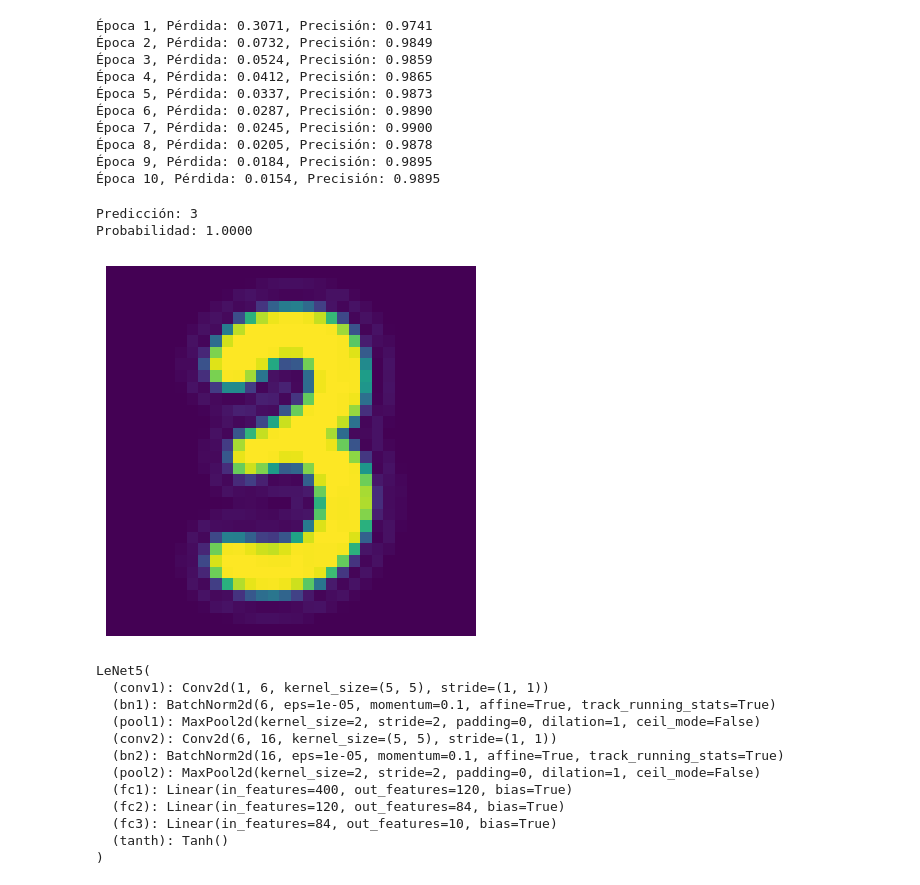
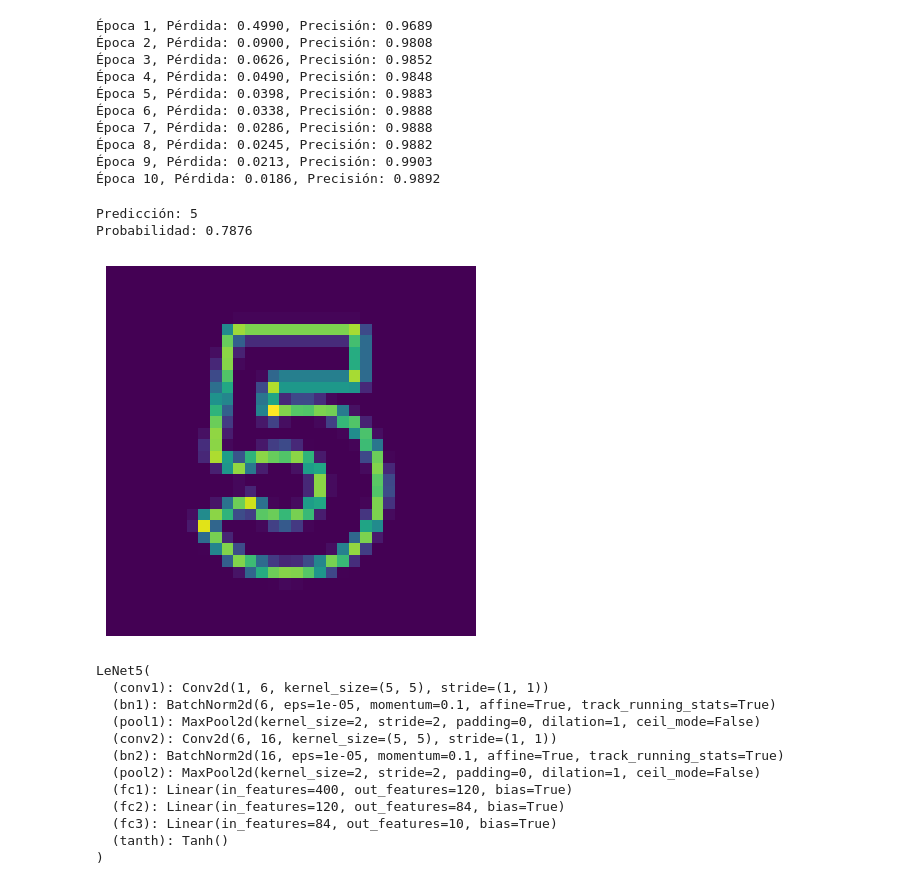
Before and after one commit to JuniorHZ19/ArquitecturasCNN, a Jupyter notebook: LeNet-5.ipynb, the cells around one changed output. Drawn from its saved outputs; the diff is of its cells as text; code cells hidden in the pictures.

```diff
--- a/LeNet-5.ipynb
+++ b/LeNet-5.ipynb
@@ -26,7 +26,7 @@ class LeNet5(nn.Module):
         self.fc1 = nn.Linear(16 * 5 * 5, 120)  # Entrada: 16 * 5 * 5
         self.fc2 = nn.Linear(120, 84)
         self.fc3 = nn.Linear(84, num_classes)
-
+        self.flatten=nn.Flatten(start_dim=1)
         # Activación ReLU
         self.tanth = nn.Tanh()
 
@@ -42,7 +42,7 @@ class LeNet5(nn.Module):
         x = self.pool2(x)  # (16, 5, 5)
 
         # Aplanar las salidas para las capas fully connected
-        x = x.view(x.size(0), -1)  # (Batch_size, 16 * 5 * 5)
+        x = self.flatten(x)  # (Batch_size, 16 * 5 * 5)
 
         # Capas fully connected
         x = self.fc1(x)  # (120,)
@@ -165,16 +165,16 @@ epochs=10
 
 modelo_entrenado,optimisador_entrenado=trainModel(modelo,epochs,train_loader,test_loader,optimizer,criterion)
 # %% [output]
-Época 1, Pérdida: 0.3071, Precisión: 0.9741
-Época 2, Pérdida: 0.0732, Precisión: 0.9849
-Época 3, Pérdida: 0.0524, Precisión: 0.9859
-Época 4, Pérdida: 0.0412, Precisión: 0.9865
-Época 5, Pérdida: 0.0337, Precisión: 0.9873
-Época 6, Pérdida: 0.0287, Precisión: 0.9890
-Época 7, Pérdida: 0.0245, Precisión: 0.9900
-Época 8, Pérdida: 0.0205, Precisión: 0.9878
-Época 9, Pérdida: 0.0184, Precisión: 0.9895
-Época 10, Pérdida: 0.0154, Precisión: 0.9895
+Época 1, Pérdida: 0.4990, Precisión: 0.9689
+Época 2, Pérdida: 0.0900, Precisión: 0.9808
+Época 3, Pérdida: 0.0626, Precisión: 0.9852
+Época 4, Pérdida: 0.0490, Precisión: 0.9848
+Época 5, Pérdida: 0.0398, Precisión: 0.9883
+Época 6, Pérdida: 0.0338, Precisión: 0.9888
+Época 7, Pérdida: 0.0286, Precisión: 0.9888
+Época 8, Pérdida: 0.0245, Precisión: 0.9882
+Época 9, Pérdida: 0.0213, Precisión: 0.9903
+Época 10, Pérdida: 0.0186, Precisión: 0.9892
 # %%
 import torch
 from PIL import Image
@@ -183,7 +183,7 @@ import torch.nn.functional as F
 from torchvision import transforms
 
 # Ruta de la imagen
-file_path = "/content/images (3).jpg"  # @param {type:"string"}
+file_path = "/content/numero-5-7.jpg"  # @param {type:"string"}
 
 # Cargar la imagen
 img = Image.open(file_path)
@@ -209,36 +209,36 @@ modelo_entrenado.eval()
 with torch.no_grad():
     output = modelo_entrenado(tensor_img)
 
 # Calcular las probabilidades con softmax
 probabilities = F.softmax(output, dim=1)
 
 # Obtener el índice de la clase con la mayor probabilidad
 max_value, max_index = torch.max(probabilities, dim=1)
 
 # Definir las clases (dígitos de 0 a 9)
 classes = ['0', '1', '2', '3', '4', '5', '6', '7', '8', '9']
 
 # Imprimir la predicción y la probabilidad
 print(f'Predicción: {classes[max_index.item()]}')
 print(f'Probabilidad: {max_value.item():.4f}')
 
 tensor_img = tensor_img.squeeze(0)  # Eliminar la dimensión de batch, si es necesario
 
 # Deshacer la normalización (si fue realizada previamente)
 
 
 
 # Convertir de tensor a imagen PIL
 to_pil = transforms.ToPILImage()
 image = to_pil(tensor_img)
 # Mostrar la imagen
 plt.imshow(image)
 plt.axis('off')  # Desactivar los ejes para solo mostrar la imagen
 plt.show()
 # %% [output]
-Predicción: 3
-Probabilidad: 1.0000
+Predicción: 5
+Probabilidad: 0.7876
-[figure, old version]
+[figure, new version]
 # %%
 #Guardar modelo y optimzador:
 
```
Also changed, not shown: parts of 1 cell of this notebook.
